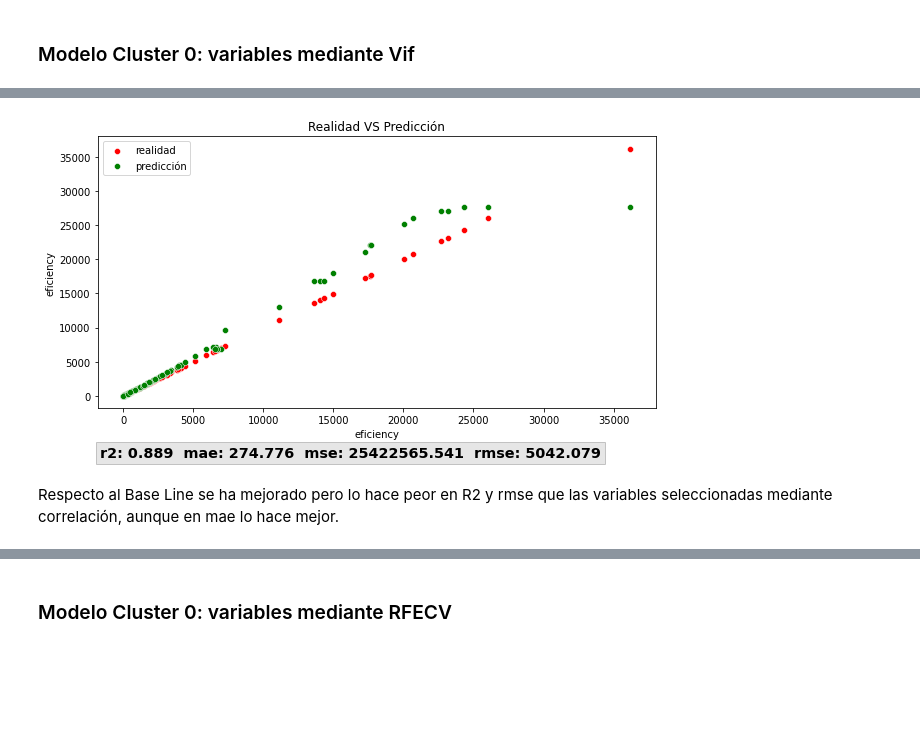
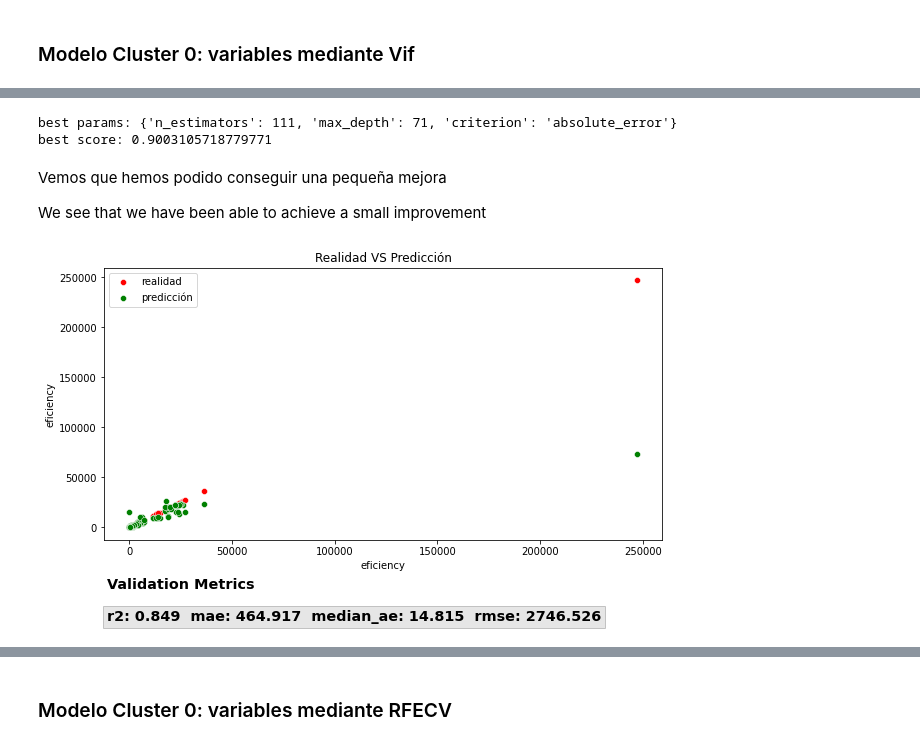
Before and after one commit to fersaol/The_Bridge_CO2_ML_Project, a Jupyter notebook: src/notebooks/Regression_byClusters.ipynb, the cells around one changed output, grey strips where cells are left out. Saved outputs shown, nothing was run; the diff lists cells and outputs as text; code cells hidden in the pictures; blank space fills up the shorter version.

Commit message:
improvements

```diff
--- a/src/notebooks/Regression_byClusters.ipynb
+++ b/src/notebooks/Regression_byClusters.ipynb
@@ -115,7 +117,7 @@ Basicamente podemos ver que en este punto, aunque con diferencias, pero entre to
 # %% [markdown]
 Para el cluster 0:
 # %%
-df_number0 = df0.select_dtypes(include="number").drop(columns="clusters")
+df_number0 = df0.select_dtypes(include="number").drop(columns=["clusters","eficiency"])
 df_number0 = df_number0.iloc[:,:len(df_number0.columns)-1]
 # %%
 vif_0 = Predicting.sin_multico_unoauno(df0,df_number0.columns.to_list())
@@ -648,0 +833,2 @@ x_train,x_test,y_train,y_test = gp.data_transform(df_cluster,"eficiency",
+# %%
+dfc,x_train,x_test,y_train,y_test = Predicting.dataset(df,0,var_vif_0,PowerTransformer())
@@ -649,6 +863,21 @@ x_train,x_test,y_train,y_test = gp.data_transform(df_cluster,"eficiency",
+# %%
+params = {
+        "n_estimators":np.linspace(1,200,10,dtype=int),
+        "criterion":['squared_error','absolute_error','friedman_mse','poisson'],
+        "max_depth":np.linspace(1,100,dtype=int)
+        }
+
+best_estim = Predicting.hiper_tune(RandomForestRegressor(),params,x_train,
+                                        y_train,"r2")
+best_estim_vif0 = best_estim
+# %% [output]
+best params: {'n_estimators': 111, 'max_depth': 71, 'criterion': 'absolute_error'}
+best score: 0.9003105718779771
+# %% [markdown]
+Vemos que hemos podido conseguir una pequeña mejora
+
+We see that we have been able to achieve a small improvement
 # %%
-Predicting.cross_val_regression(lista_estimadores[1],x_train,y_train,x_test,y_test)
+Predicting.cross_val_regression(best_estim_vif0,x_train,y_train,x_test,y_test)
 # %% [output]
-[figure, old version]
+[figure, new version]
-# %% [markdown]
-Respecto al Base Line se ha mejorado pero lo hace peor en R2 y rmse que las variables seleccionadas mediante correlación, aunque en mae lo hace mejor.
```
Also changed, not shown: parts of 189 cells of this notebook, 6 other files.
